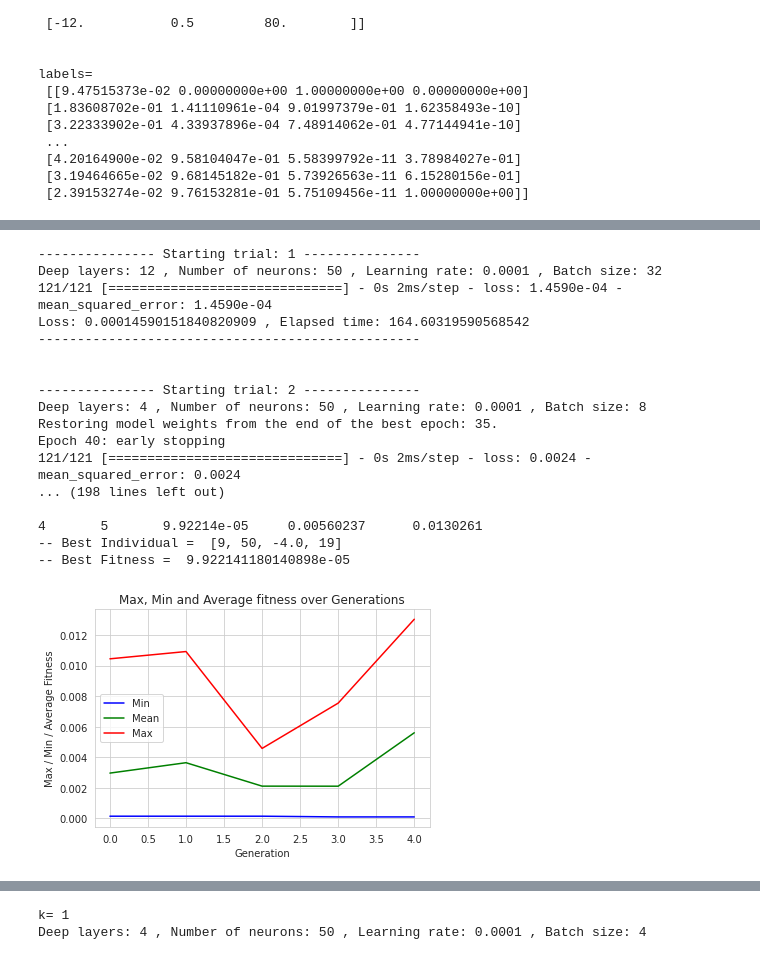
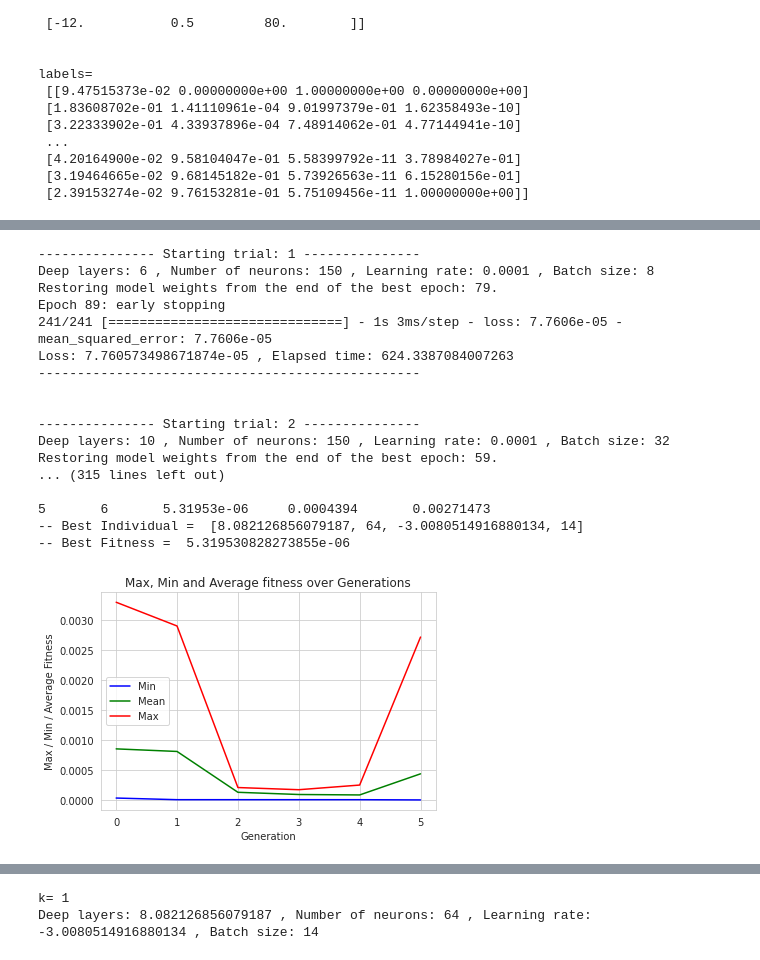
Before and after one commit to igomezv/neurapprox, a Jupyter notebook: genetic_hyp_ecs-diff.ipynb, the cells around one changed output, grey strips where cells are left out. Cells and saved outputs as stored; diff of their text form; code cells hidden in the pictures.

```diff
--- a/genetic_hyp_ecs-diff.ipynb
+++ b/genetic_hyp_ecs-diff.ipynb
@@ -159,8 +159,8 @@ DIMS = len(BOUNDS)             # boundaries for all dimensions
 
 my_callbacks = [tf.keras.callbacks.EarlyStopping(
                                monitor='val_loss', mode='min',
-                               min_delta=4e-7,
-                               patience=5,
+                               min_delta=1e-7,
+                               patience=10,
                                verbose=1,
                             #    baseline=0,
                                restore_best_weights=1)
@@ -293,10 +293,10 @@ import math
 def geneticAlgorithm_with_elitism(population_size, max_generations, gene_length, k):
 
     # Genetic Algorithm constants:
-    P_CROSSOVER = 0.5        # probability for crossover
+    P_CROSSOVER = 0.9        # probability for crossover
     P_MUTATION = 0.9         # probability for mutating an individual
     HALL_OF_FAME_SIZE = 1    # Best individuals that pass to the other generation
-    CROWDING_FACTOR = 2.0   # crowding factor for crossover and mutation
+    CROWDING_FACTOR = 5.0   # crowding factor for crossover and mutation
 
     # set the random seed:
     toolbox = base.Toolbox()
@@ -369,32 +369,33 @@ def geneticAlgorithm_with_elitism(population_size, max_generations, gene_length,
 # %%
 population_size = 7   # max of individuals per generation
 max_generations = 5   # number of generations
 gene_length = 4       # lenght of the gene, depends on how many hyperparameters are tested
 
 k = 1;                # num. of finalist individuals
+epochs = 300
 
 if __name__ == "__main__":
     t = time.time();
     datos = [];
     ss = [i for i in range(1,population_size*(max_generations+1))]
     best_population = geneticAlgorithm_with_elitism(population_size, max_generations, gene_length, k)
     print("Total elapsed time:", (time.time()-t)/60, "minutes")
 # %% [output]
 --------------- Starting trial: 1 ---------------
-Deep layers: 12 , Number of neurons: 50 , Learning rate: 0.0001 , Batch size: 32
-121/121 [==============================] - 0s 2ms/step - loss: 1.4590e-04 - mean_squared_error: 1.4590e-04
-Loss: 0.00014590151840820909 , Elapsed time: 164.60319590568542
+Deep layers: 6 , Number of neurons: 150 , Learning rate: 0.0001 , Batch size: 8
+Restoring model weights from the end of the best epoch: 79.
+Epoch 89: early stopping
+241/241 [==============================] - 1s 3ms/step - loss: 7.7606e-05 - mean_squared_error: 7.7606e-05
+Loss: 7.760573498671874e-05 , Elapsed time: 624.3387084007263
 -------------------------------------------------
 
 
 --------------- Starting trial: 2 ---------------
-Deep layers: 4 , Number of neurons: 50 , Learning rate: 0.0001 , Batch size: 8
-Restoring model weights from the end of the best epoch: 35.
-Epoch 40: early stopping
-121/121 [==============================] - 0s 2ms/step - loss: 0.0024 - mean_squared_error: 0.0024
-... (198 lines left out)
+Deep layers: 10 , Number of neurons: 150 , Learning rate: 0.0001 , Batch size: 32
+Restoring model weights from the end of the best epoch: 59.
+... (315 lines left out)
 
-4       5       9.92214e-05     0.00560237      0.0130261
--- Best Individual =  [9, 50, -4.0, 19]
--- Best Fitness =  9.922141180140898e-05
+5       6       5.31953e-06     0.0004394       0.00271473
+-- Best Individual =  [8.082126856079187, 64, -3.0080514916880134, 14]
+-- Best Fitness =  5.319530828273855e-06
-[figure, old version]
+[figure, new version]
@@ -428,7 +429,7 @@ for bi in best_population:
     # print('k=',t,'\nDeep layers:', best_deep_layers[-1], ', Number of neurons:', best_num_units[-1], ', Learning rate:', best_learning_rate[-1])
 # %% [output]
 k= 1
-Deep layers: 4 , Number of neurons: 50 , Learning rate: 0.0001 , Batch size: 4
+Deep layers: 8.082126856079187 , Number of neurons: 64 , Learning rate: -3.0080514916880134 , Batch size: 14
 # %%
 filename = "historial_genetic_ecsdiff.txt"
 df = pd.DataFrame(datos, columns = ["Deep layers", "Num units", "Learning rate", "Batch size", "Loss", "Score", "Elapsed time"])
```
Also changed, not shown: parts of 4 cells of this notebook.
